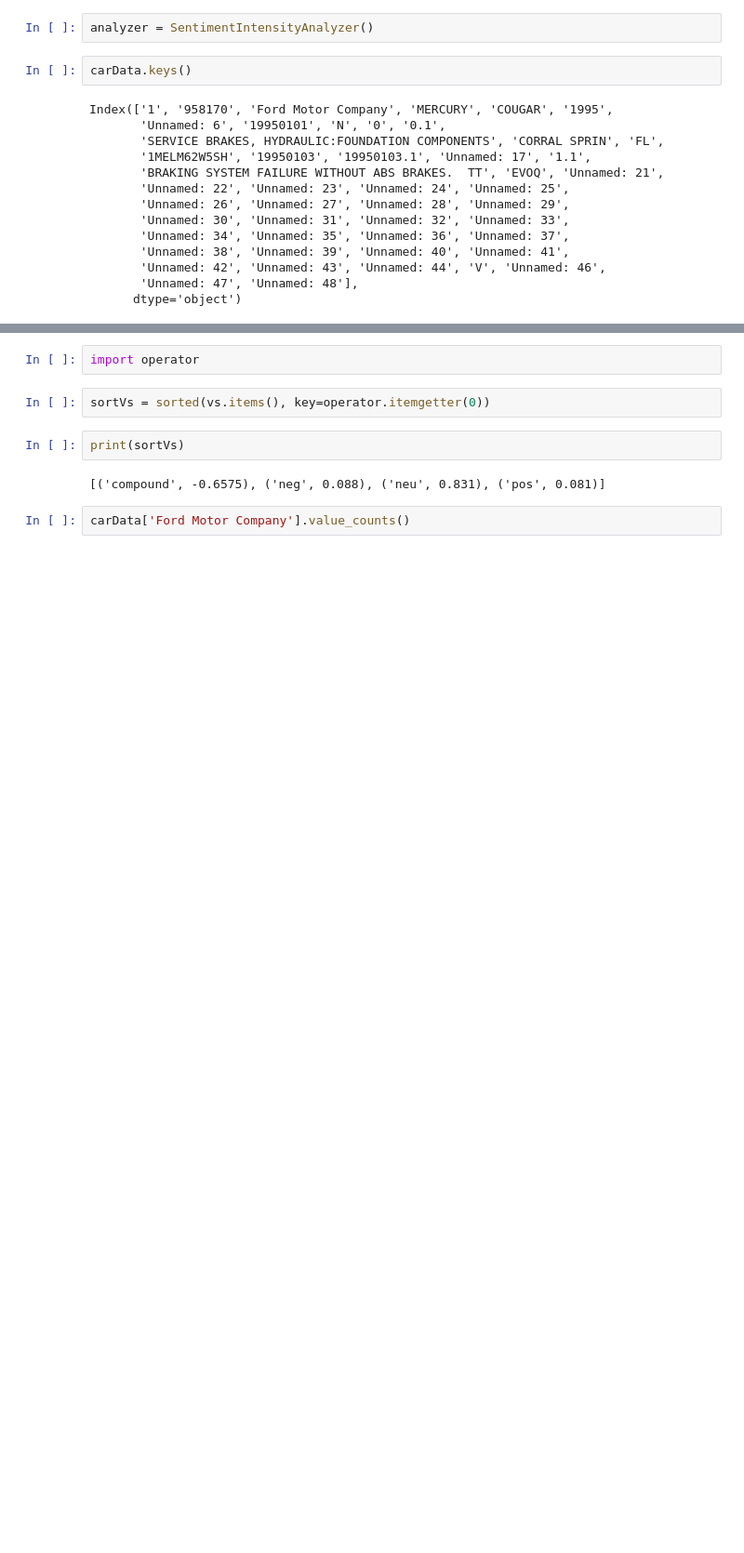
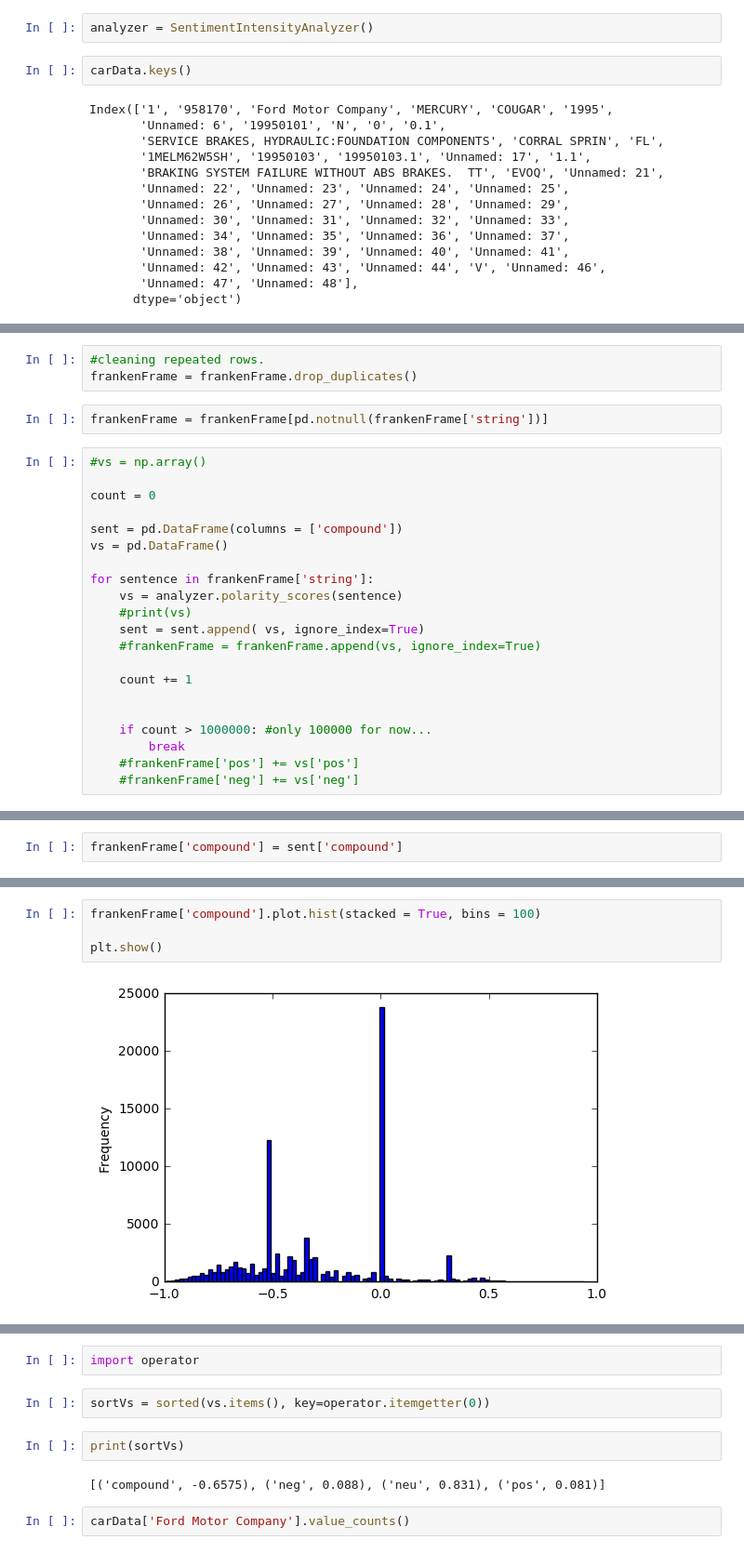
Before and after one commit to bmart847/RecallAnalysis, a Jupyter notebook: cars.ipynb, the cells around one changed output, grey strips where cells are left out. Shown at 93% size. Drawn from its saved outputs; the diff is of its cells as text; blank space fills up the shorter version.

```diff
--- a/cars.ipynb
+++ b/cars.ipynb
@@ -56,0 +52,26 @@ CHI
+# %%
+#cleaning repeated rows.
+frankenFrame = frankenFrame.drop_duplicates()
+# %%
+frankenFrame = frankenFrame[pd.notnull(frankenFrame['string'])]
+# %%
+#vs = np.array()
+
+count = 0
+
+sent = pd.DataFrame(columns = ['compound'])
+vs = pd.DataFrame()
+
+for sentence in frankenFrame['string']:
+    vs = analyzer.polarity_scores(sentence)
+    #print(vs)
+    sent = sent.append( vs, ignore_index=True)
+    #frankenFrame = frankenFrame.append(vs, ignore_index=True)
+
+    count += 1
+
+
+    if count > 1000000: #only 100000 for now...
+        break
+    #frankenFrame['pos'] += vs['pos']
+    #frankenFrame['neg'] += vs['neg']
@@ -56,0 +98,2 @@ CHI
+# %%
+frankenFrame['compound'] = sent['compound']
@@ -56,0 +132,6 @@ CHI
+# %%
+frankenFrame['compound'].plot.hist(stacked = True, bins = 100)
+
+plt.show()
+# %% [output]
+[figure, added]
```
Also changed, not shown: parts of 22 cells of this notebook.
